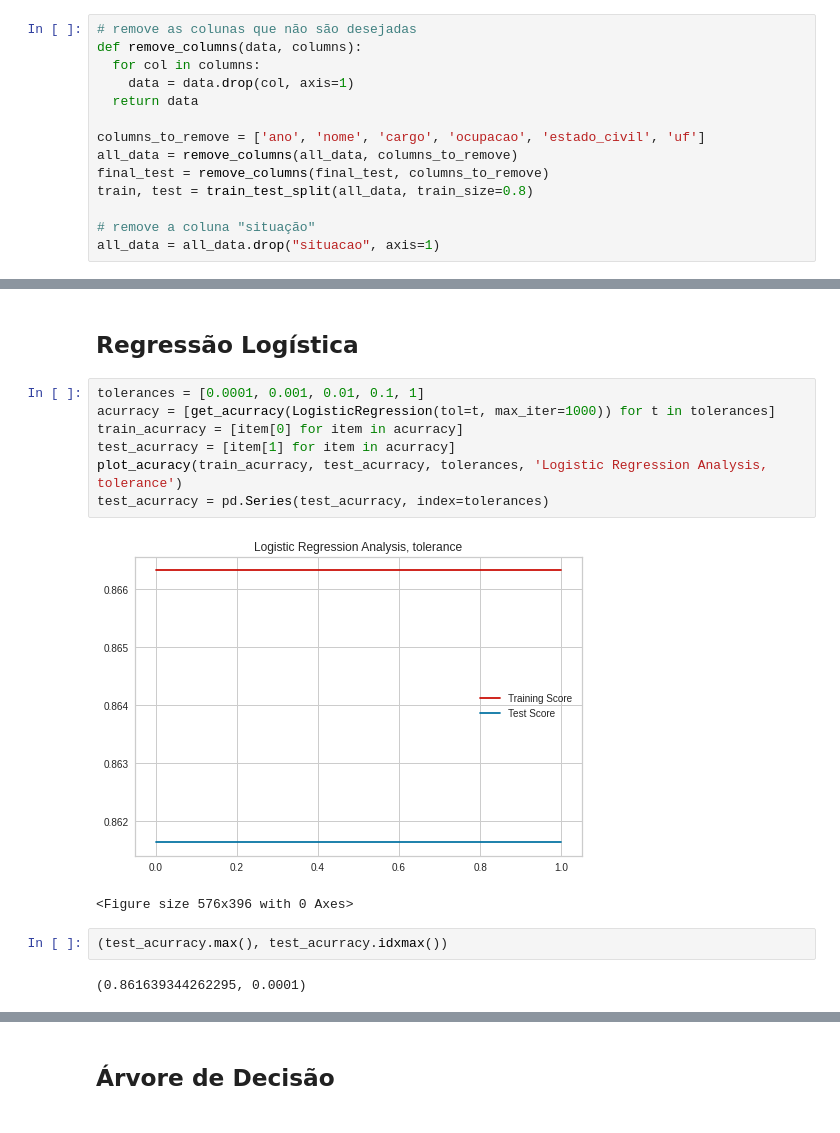
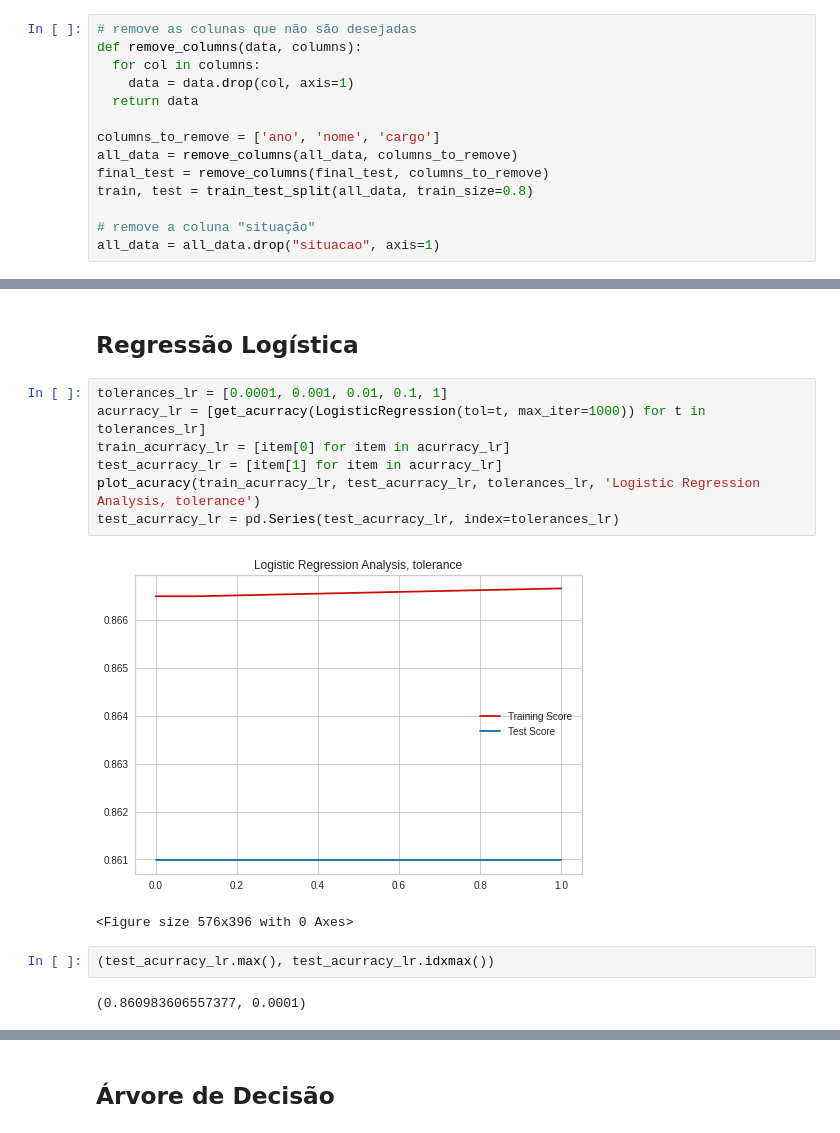
Before and after one commit to ghustavosm/PrevisaoEleicaoDeputados, a Jupyter notebook: Previsão_Eleição_de_Deputados.ipynb, the cells around one changed output, grey strips where cells are left out. Drawn from its saved outputs; the diff is of its cells as text.

```diff
--- a/Previsão_Eleição_de_Deputados.ipynb
+++ b/Previsão_Eleição_de_Deputados.ipynb
@@ -84,7 +84,7 @@ def remove_columns(data, columns):
     data = data.drop(col, axis=1)
   return data
 
-columns_to_remove = ['ano', 'nome', 'cargo', 'ocupacao', 'estado_civil', 'uf']
+columns_to_remove = ['ano', 'nome', 'cargo']
 all_data = remove_columns(all_data, columns_to_remove)
 final_test = remove_columns(final_test, columns_to_remove)
 train, test = train_test_split(all_data, train_size=0.8)
@@ -281,17 +287,17 @@ def plot_acuracy(train_acurracy, test_acurracy, depths, title):
 # %% [markdown]
 ## Regressão Logística
 # %%
-tolerances = [0.0001, 0.001, 0.01, 0.1, 1]
-acurracy = [get_acurracy(LogisticRegression(tol=t, max_iter=1000)) for t in tolerances]
-train_acurracy = [item[0] for item in acurracy]
-test_acurracy = [item[1] for item in acurracy]
-plot_acuracy(train_acurracy, test_acurracy, tolerances, 'Logistic Regression Analysis, tolerance')
-test_acurracy = pd.Series(test_acurracy, index=tolerances)
+tolerances_lr = [0.0001, 0.001, 0.01, 0.1, 1]
+acurracy_lr = [get_acurracy(LogisticRegression(tol=t, max_iter=1000)) for t in tolerances_lr]
+train_acurracy_lr = [item[0] for item in acurracy_lr]
+test_acurracy_lr = [item[1] for item in acurracy_lr]
+plot_acuracy(train_acurracy_lr, test_acurracy_lr, tolerances_lr, 'Logistic Regression Analysis, tolerance')
+test_acurracy_lr = pd.Series(test_acurracy_lr, index=tolerances_lr)
 # %% [output]
-[figure, old version]
+[figure, new version]
 <Figure size 576x396 with 0 Axes>
 # %%
-(test_acurracy.max(), test_acurracy.idxmax())
+(test_acurracy_lr.max(), test_acurracy_lr.idxmax())
 # %% [output]
-(0.861639344262295, 0.0001)
+(0.860983606557377, 0.0001)
 # %%
```
Also changed, not shown: parts of 46 cells of this notebook.
